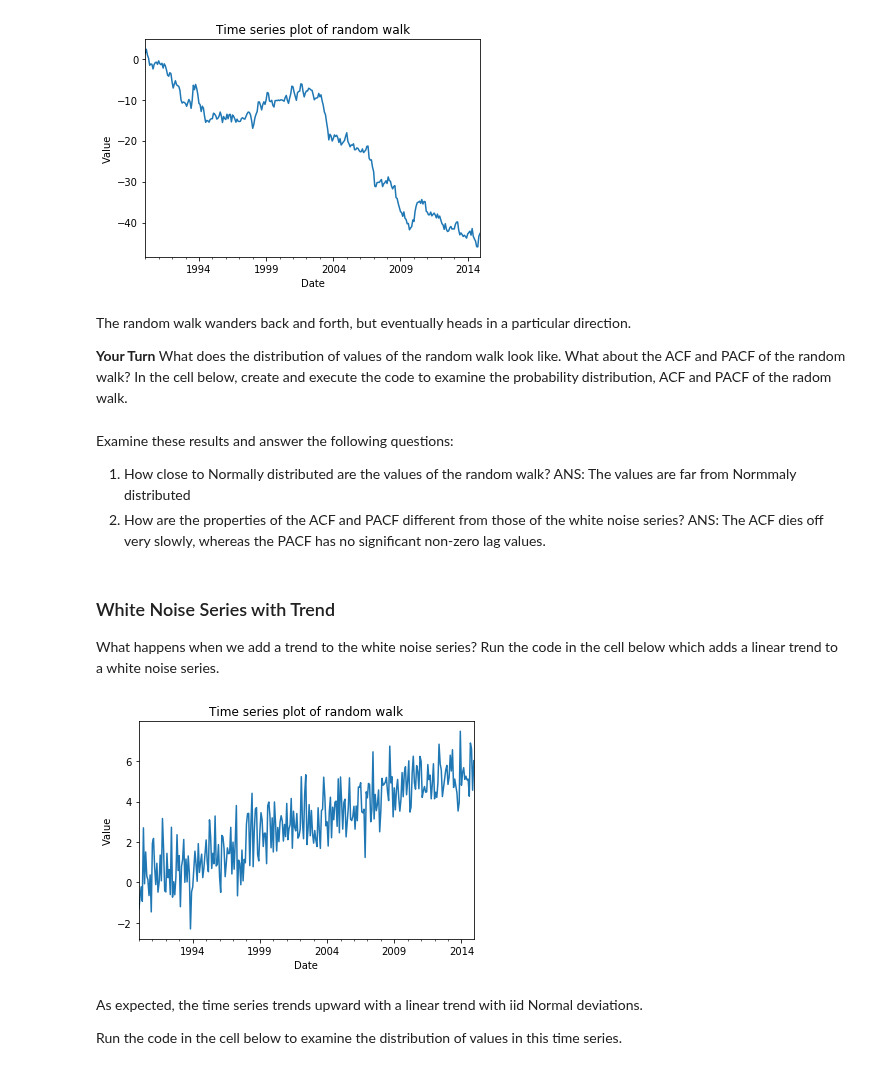
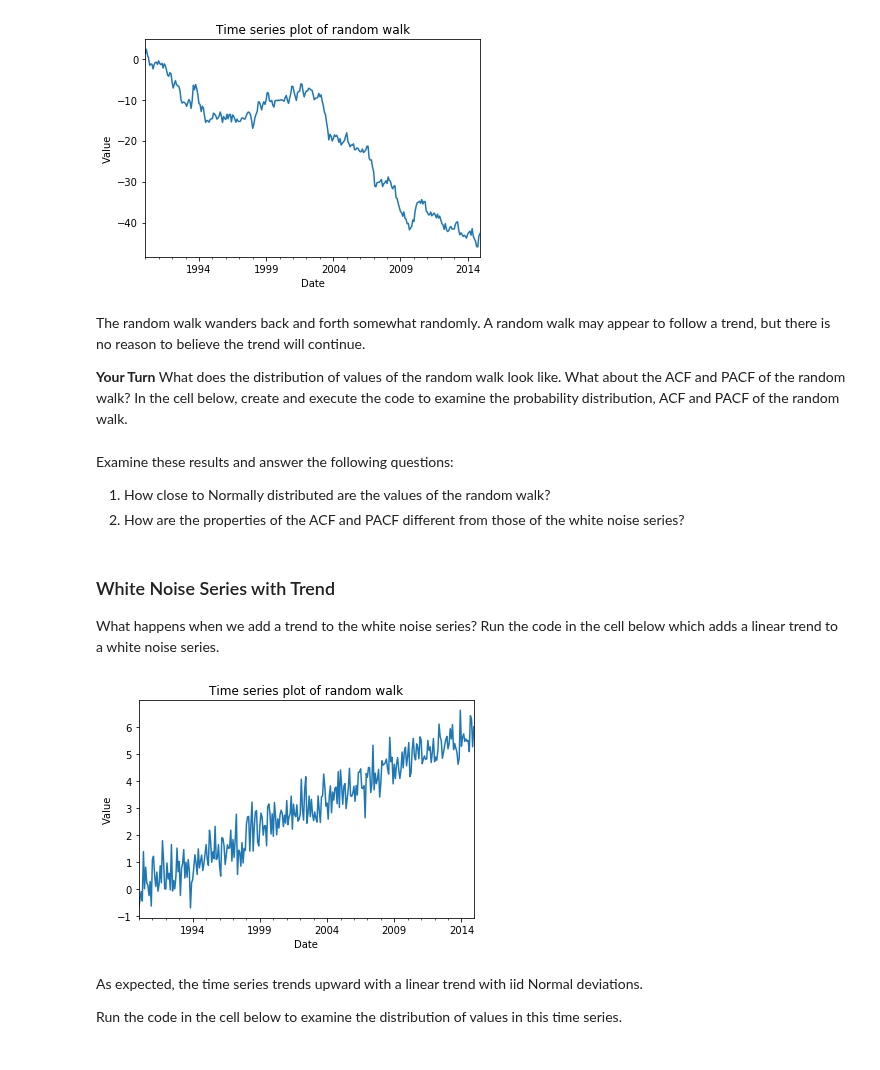
Before and after one commit to StephenElston/DataScience410, a Jupyter notebook: Lecture8/IntroToTimeSeries.ipynb, the cells around one changed output. Drawn from its saved outputs; the diff is of its cells as text; code cells hidden in the pictures.

```diff
--- a/Lecture8/IntroToTimeSeries.ipynb
+++ b/Lecture8/IntroToTimeSeries.ipynb
@@ -290,30 +291,30 @@ plot_ts(walk, 'random walk')
 # %% [output]
 [figure]
 # %% [markdown]
-The random walk wanders back and forth, but eventually heads in a particular direction.
+The random walk wanders back and forth somewhat randomly. A random walk may appear to follow a trend, but there is no reason to believe the trend will continue.
 
-**Your Turn** What does the distribution of values of the random walk look like. What about the ACF and PACF of the random walk? In the cell below, create and execute the code to examine the probability distribution, ACF and PACF of the radom walk.
+**Your Turn** What does the distribution of values of the random walk look like. What about the ACF and PACF of the random walk? In the cell below, create and execute the code to examine the probability distribution, ACF and PACF of the random walk.
 # %% [markdown]
 Examine these results and answer the following questions:
-1. How close to Normally distributed are the values of the random walk? ANS: The values are far from Normmaly distributed
-2. How are the properties of the ACF and PACF different from those of the white noise series? ANS: The ACF dies off very slowly, whereas the PACF has no significant non-zero lag values.
+1. How close to Normally distributed are the values of the random walk?
+2. How are the properties of the ACF and PACF different from those of the white noise series?
 # %% [markdown]
 ### White Noise Series with Trend
 
 What happens when we add a trend to the white noise series? Run the code in the cell below which adds a linear trend to a white noise series.
 # %%
 nr.seed(6677)
-def trend(start = '1-1990', end = '1-2015', freq = 'M', slope = 0.02, sd = 1.0, mean = 0):
+def trend(start = '1-1990', end = '1-2015', freq = 'M', slope = 0.02, sd = 0.5, mean = 0):
     dates = pd.date_range(start = start, end = end, freq = freq)
     trend = pd.Series([slope*x for x in range(len(dates))],
                     index = dates)
     trend = trend + nr.normal(loc = mean, scale = sd, size = len(dates))
     return(trend)
 
 trends = trend()
 plot_ts(trends, 'random walk')
 # %% [output]
-[figure, old version]
+[figure, new version]
 # %% [markdown]
 As expected, the time series trends upward with a linear trend with iid Normal deviations.
 
```
Also changed, not shown: parts of 45 cells of this notebook.
